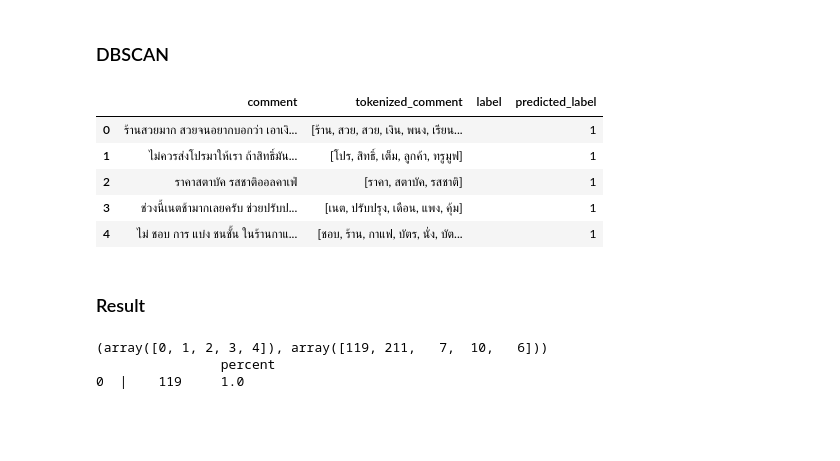
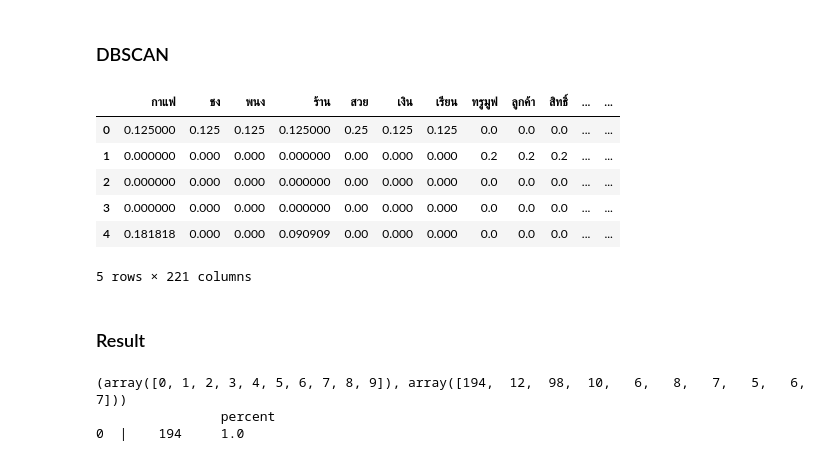
Before and after one commit to kanoonsantikul/online-opinion-topic-clustering, a Jupyter notebook: src/DBSCAN.ipynb, the cells around one changed output. Saved outputs shown, nothing was run; the diff lists cells and outputs as text; code cells hidden in the pictures; blank space fills up the shorter version.

```diff
--- a/src/DBSCAN.ipynb
+++ b/src/DBSCAN.ipynb
@@ -109,8 +109,8 @@ def get_bow(corpus):
 
     return pandas.DataFrame(array, columns=unique_words, dtype=float)
 # %%
-def predict_cluster(bow_corpus):
-    model = DBSCAN().fit(bow_corpus)
+def predict_cluster(bow_corpus, eps, min_samples):
+    model = DBSCAN(metric='cosine', eps=eps, min_samples=min_samples).fit(bow_corpus)
     predicted_labels = model.labels_
     predicted_labels += 1
 
@@ -122,16 +122,17 @@ def predict_cluster(bow_corpus):
 
     return result
 # %%
-bow_corpus = get_bow(filtered_corpus)
-result = predict_cluster(bow_corpus)
-result.head()
+bow_corpus = get_bow(idx_corpus)
+result = predict_cluster(bow_corpus, 0.42, 5)
+bow_corpus.head()
 # %% [output]
-|  | comment | tokenized_comment | label | predicted_label |
-| 0 | ร้านสวยมาก สวยจนอยากบอกว่า เอาเงิ... | [ร้าน, สวย, สวย, เงิน, พนง, เรียน... |  | 1 |
-| 1 | ไม่ควรส่งโปรมาให้เรา ถ้าสิทธิ์มัน... | [โปร, สิทธิ์, เต็ม, ลูกค้า, ทรูมูฟ] |  | 1 |
-| 2 | ราคาสตาบัค รสชาติออลคาเฟ่ | [ราคา, สตาบัค, รสชาติ] |  | 1 |
-| 3 | ช่วงนี้เนตช้ามากเลยครับ ช่วยปรับป... | [เนต, ปรับปรุง, เดือน, แพง, คุ้ม] |  | 1 |
-| 4 | ไม่ ชอบ การ แบ่ง ชนชั้น ในร้านกาแ... | [ชอบ, ร้าน, กาแฟ, บัตร, นั่ง, บัต... |  | 1 |
+|  | กาแฟ | ชง | พนง | ร้าน | สวย | เงิน | เรียน | ทรูมูฟ | ลูกค้า | สิทธิ์ | ... | ... |
+| 0 | 0.125000 | 0.125 | 0.125 | 0.125000 | 0.25 | 0.125 | 0.125 | 0.0 | 0.0 | 0.0 | ... | ... |
+| 1 | 0.000000 | 0.000 | 0.000 | 0.000000 | 0.00 | 0.000 | 0.000 | 0.2 | 0.2 | 0.2 | ... | ... |
+| 2 | 0.000000 | 0.000 | 0.000 | 0.000000 | 0.00 | 0.000 | 0.000 | 0.0 | 0.0 | 0.0 | ... | ... |
+| 3 | 0.000000 | 0.000 | 0.000 | 0.000000 | 0.00 | 0.000 | 0.000 | 0.0 | 0.0 | 0.0 | ... | ... |
+| 4 | 0.181818 | 0.000 | 0.000 | 0.090909 | 0.00 | 0.000 | 0.000 | 0.0 | 0.0 | 0.0 | ... | ... |
+5 rows × 221 columns
 # %% [markdown]
 ### Result
 # %%
@@ -155,9 +156,9 @@ for label in range(len(clusters)):
 
     print('\t' + str(num_max / label_count[1][label]))
 # %% [output]
-(array([0, 1, 2, 3, 4]), array([119, 211,   7,  10,   6]))
+(array([0, 1, 2, 3, 4, 5, 6, 7, 8, 9]), array([194,  12,  98,  10,   6,   8,   7,   5,   6,   7]))
                 percent
-0  |    119     1.0
+0  |    194     1.0
 # %%
 comment_widget = widgets.ToggleButtons(
     options=[num + 1 for num in range(num_clusters)],
```
Also changed, not shown: parts of 2 cells of this notebook, 2 other files.
